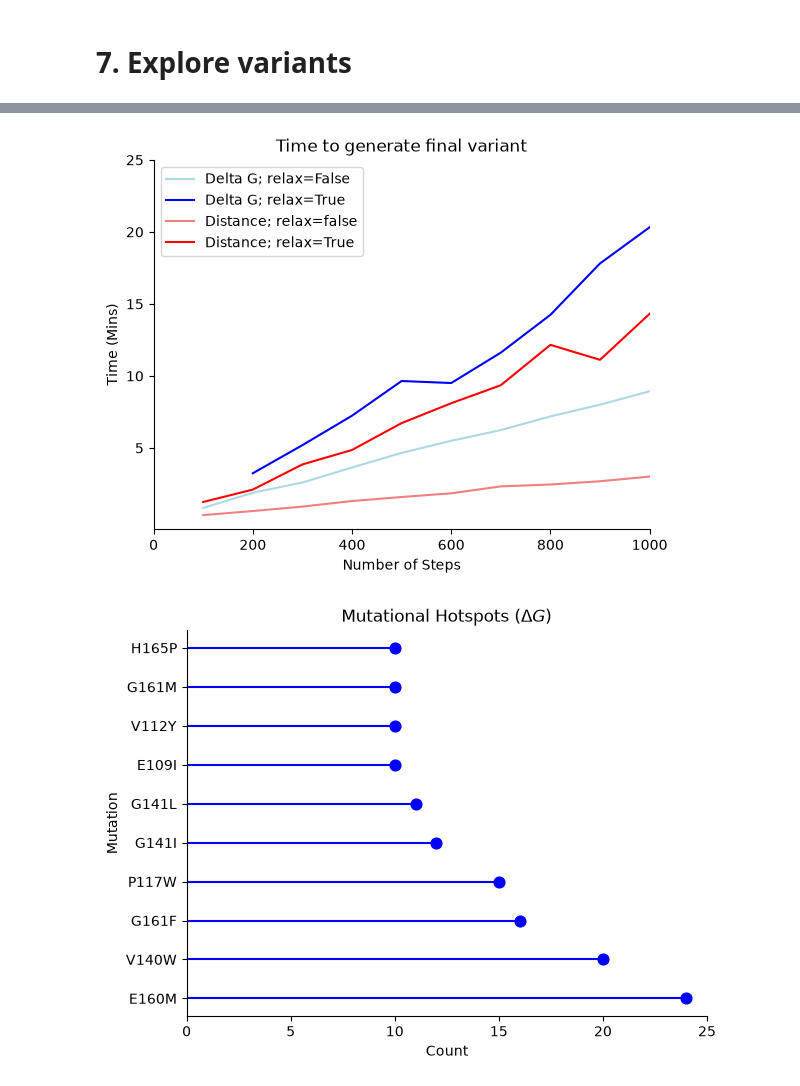
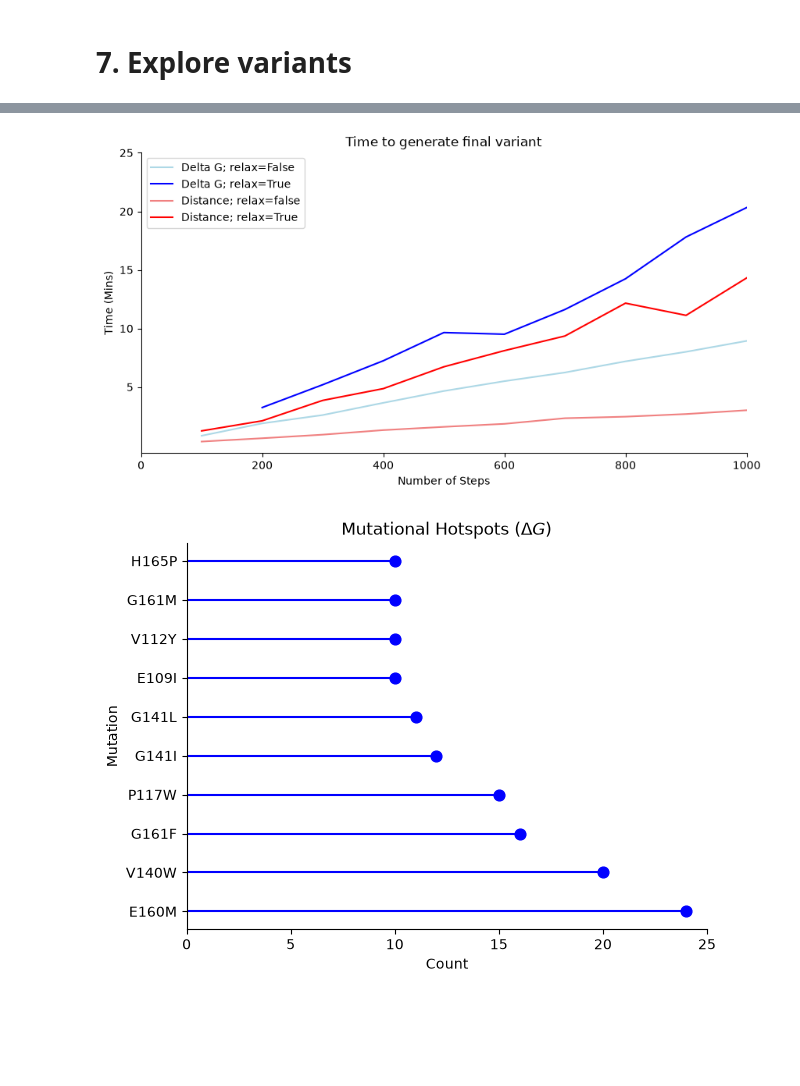
Before and after one commit to jcapecci09/Toxin-Engineering, a Jupyter notebook: project.ipynb, the cells around one changed output, grey strips where cells are left out. Cells and saved outputs as stored; diff of their text form; code cells hidden in the pictures; blank space fills up the shorter version.

Commit message:
Chanegd figure size

```diff
--- a/project.ipynb
+++ b/project.ipynb
@@ -823,34 +829,35 @@ os.makedirs('Data/figures', exist_ok=True)
 
 def convert_mins(df):
     """convert seconds to minutes in dataframe
 
     :param df: dataframe to convert
     """
     df.loc[:, 'time'] = df.loc[:, 'time'] / 60
 
 # place dataframe in list
 dfs = [ddg_false, ddg_true, distance_false, distance_true]
 
 # convert to miuns
 for df in dfs:
     convert_mins(df)
 
+plt.figure(figsize=(12, 5))
 # generate line plot
 sns.lineplot(ddg_false, x='steps', y='time', label='Delta G; relax=False', color='lightblue')
 sns.lineplot(ddg_true, x='steps', y='time', label='Delta G; relax=True', color='blue')
 sns.lineplot(distance_false, x='steps', y='time', label='Distance; relax=false', color='lightcoral')
 sns.lineplot(distance_true, x='steps', y='time', label='Distance; relax=True', color='red')
 sns.despine()
 plt.ylabel('Time (Mins)')
 plt.xlabel('Number of Steps')
 plt.yticks([5, 10, 15, 20, 25])
 plt.xlim(0, 1000)
 plt.title('Time to generate final variant')
 plt.legend()
 plt.savefig("Data/figures/runtime.png", dpi=300, bbox_inches="tight")
 plt.show()
 # %% [output]
-[figure, old version]
+[figure, new version]
 # %%
 def lollipop_plot(df, title, color, x, name):
     fig, ax = plt.subplots()
```
Also changed, not shown: parts of 2 cells of this notebook, 6 other files.
